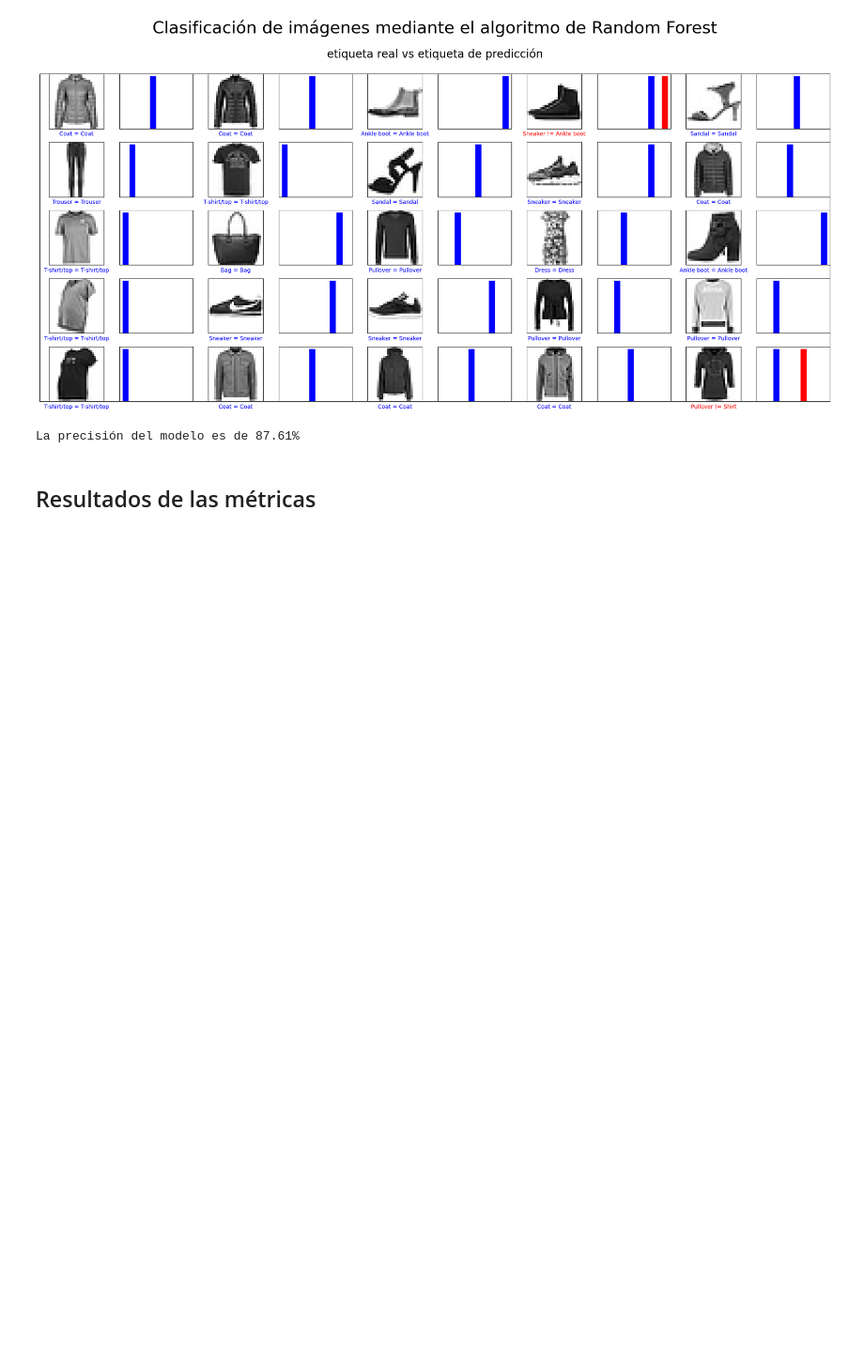
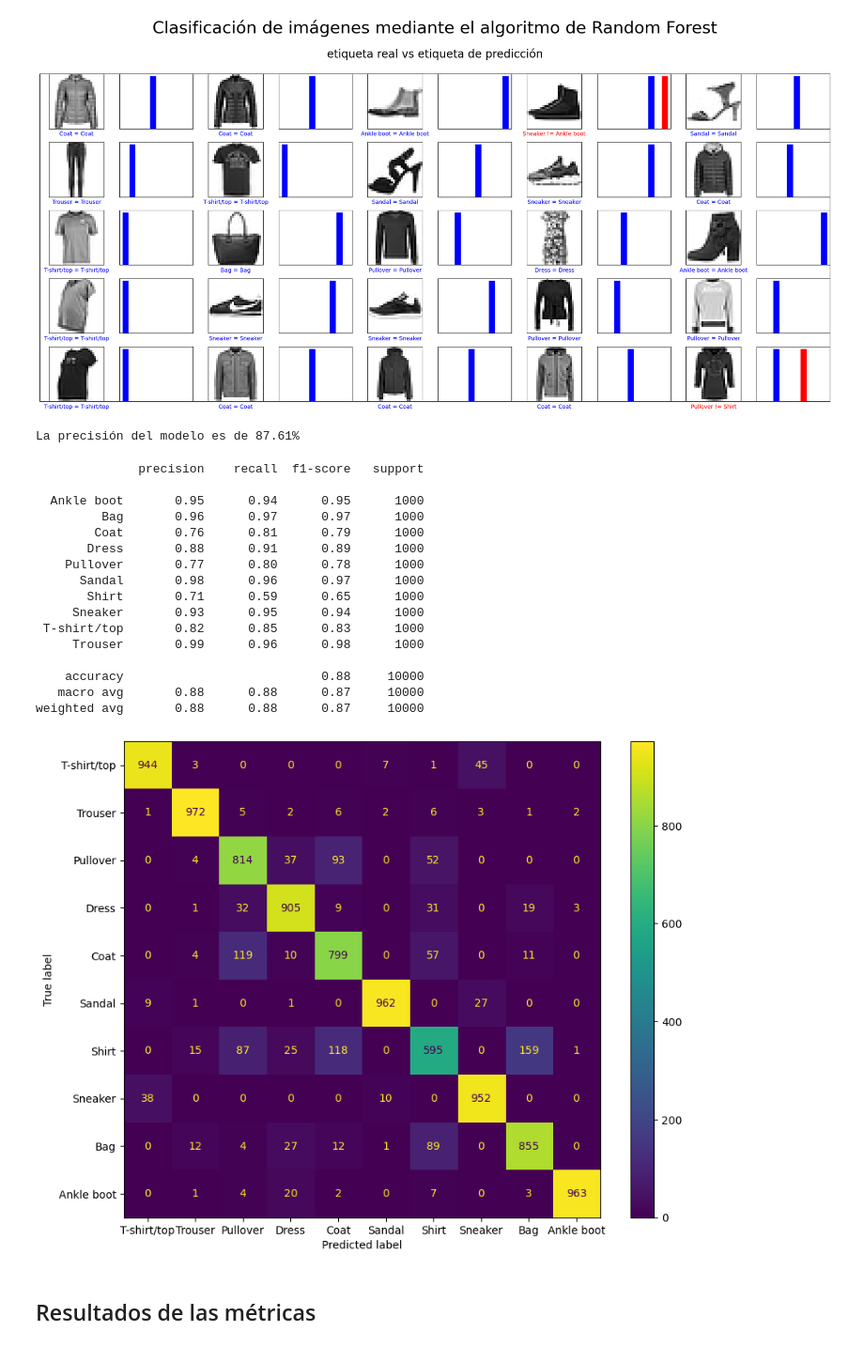
Before and after one commit to Leonard0711/models_ml, a Jupyter notebook: models_ml_py/redes_neuronales/red_conv_mnist.ipynb, the cells around one changed output. Shown at 94% size. Drawn from its saved outputs; the diff is of its cells as text; code cells hidden in the pictures; blank space fills up the shorter version.

```diff
--- a/models_ml_py/redes_neuronales/red_conv_mnist.ipynb
+++ b/models_ml_py/redes_neuronales/red_conv_mnist.ipynb
@@ -328,6 +369,36 @@ accuracy_rf = accuracy_score(labels_test, predict_rf)*100
 print(f"La precisión del modelo es de {accuracy_rf:.2f}%")
 # %% [output]
 La precisión del modelo es de 87.61%
+# %%
+names_rf = []
+for p in predict_rf:
+    names_rf.append(labels_names[p])
+# %%
+matrix_rf = classification_report(list_names, names_rf)
+print(matrix_rf)
+cm = confusion_matrix(list_names, names_rf)
+fig, ax = plt.subplots(figsize=(10,8))
+dist =ConfusionMatrixDisplay(cm, display_labels=labels_names)
+dist.plot(ax=ax)
+plt.show()
+# %% [output]
+              precision    recall  f1-score   support
+
+  Ankle boot       0.95      0.94      0.95      1000
+         Bag       0.96      0.97      0.97      1000
+        Coat       0.76      0.81      0.79      1000
+       Dress       0.88      0.91      0.89      1000
+    Pullover       0.77      0.80      0.78      1000
+      Sandal       0.98      0.96      0.97      1000
+       Shirt       0.71      0.59      0.65      1000
+     Sneaker       0.93      0.95      0.94      1000
+ T-shirt/top       0.82      0.85      0.83      1000
+     Trouser       0.99      0.96      0.98      1000
+
+    accuracy                           0.88     10000
+   macro avg       0.88      0.88      0.87     10000
+weighted avg       0.88      0.88      0.87     10000
+[figure, added]
 # %% [markdown]
 ## Resultados de las métricas
 # %%
```
Also changed, not shown: parts of 17 cells of this notebook.
